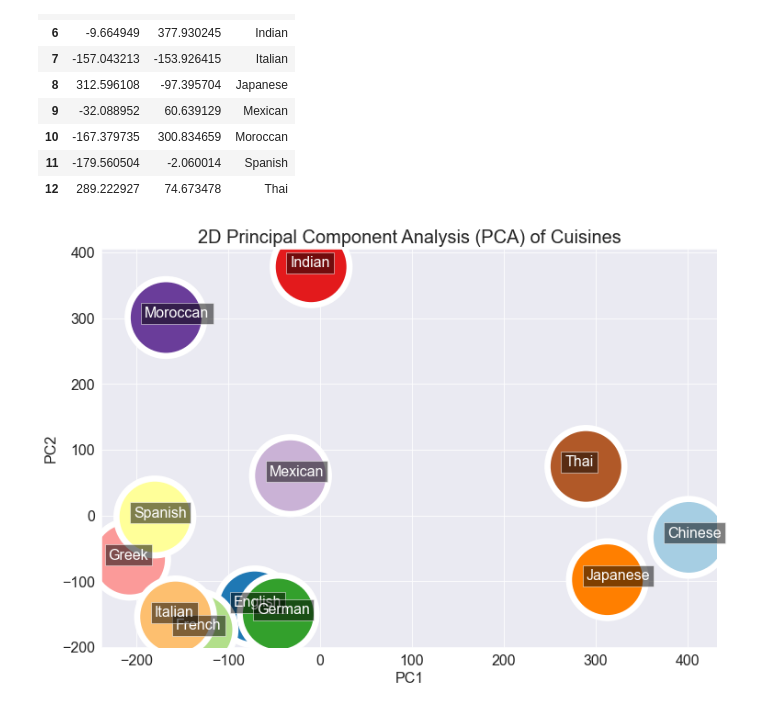
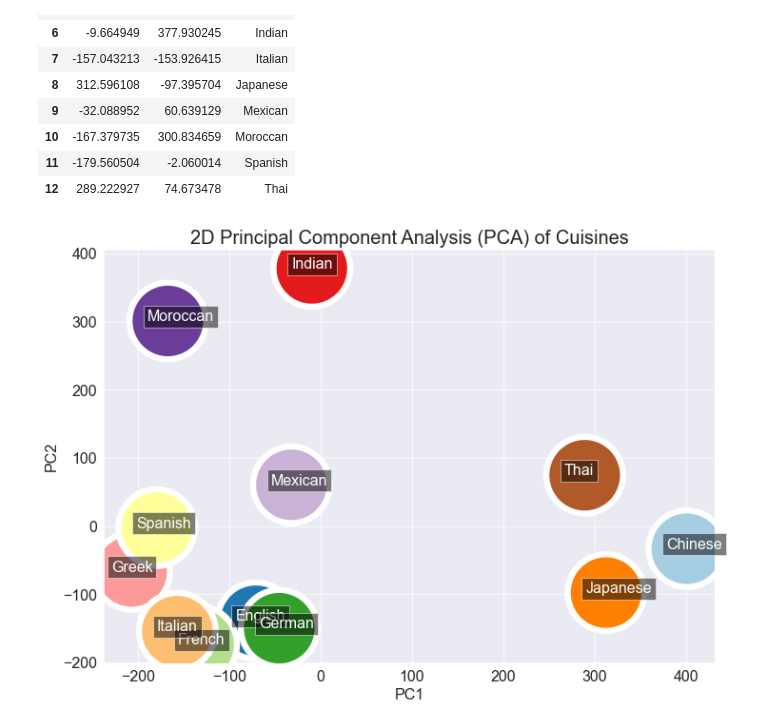
Before and after one commit to c-abbott/cuisine-prediction, a Jupyter notebook: pca_umap.ipynb, the cells around one changed output. Drawn from its saved outputs; the diff is of its cells as text; code cells hidden in the pictures.

```diff
--- a/pca_umap.ipynb
+++ b/pca_umap.ipynb
@@ -100,25 +100,26 @@ pc_scores_df
 # %%
 sns.set_style('darkgrid')
 fig = plt.gcf()
-fig.set_size_inches(12, 8)
+fig.set_size_inches(11.5, 8)
 title = "2D Principal Component Analysis (PCA) of Cuisines"
 sns.scatterplot(data=pc_scores_df,
                 x='PC1', y='PC2',
                 hue="cuisine",
-                s=7000,
+                s=6500,
                 legend=False,
                 palette=sns.color_palette('Paired')
                 ).set_title(title, fontdict={'fontsize':20})
 for i in range(1,pc_scores_df.shape[0]+1):
     plt.text(x=pc_scores_df.PC1[i]-22.5,
              y=pc_scores_df.PC2[i],
              s=pc_scores_df.cuisine[i],
              fontdict=dict(color='white',size=16),
              bbox=dict(facecolor='black', alpha=0.5))
 plt.xticks(fontsize=16)
 plt.yticks(fontsize=16)
 plt.ylabel('PC2', fontsize=16)
 plt.xlabel('PC1', fontsize=16)
+plt.savefig('imgs/cuisine_pca.png')
 plt.show()
 # %% [output]
-[figure, old version]
+[figure, new version]
```
